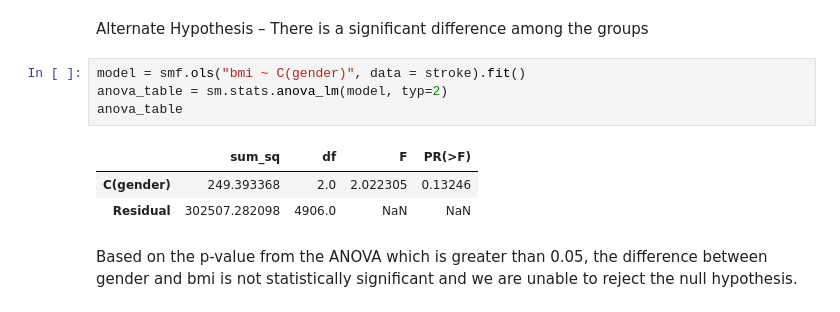
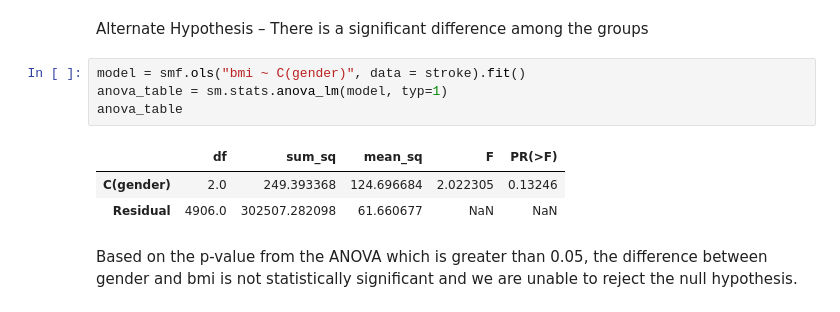
Before and after one commit to andrewhuangx/HHA507-Anovas, a Jupyter notebook: Andrew_Anova.ipynb, the cells around one changed output. Saved outputs shown, nothing was run; the diff lists cells and outputs as text.

```diff
--- a/Andrew_Anova.ipynb
+++ b/Andrew_Anova.ipynb
@@ -156,12 +157,12 @@ Null Hypothesis – There is no significant difference among the groups
 Alternate Hypothesis – There is a significant difference among the groups
 # %%
 model = smf.ols("bmi ~ C(gender)", data = stroke).fit()
-anova_table = sm.stats.anova_lm(model, typ=2)
+anova_table = sm.stats.anova_lm(model, typ=1)
 anova_table
 # %% [output]
-|  | sum_sq | df | F | PR(>F) |
-| C(gender) | 249.393368 | 2.0 | 2.022305 | 0.13246 |
-| Residual | 302507.282098 | 4906.0 | NaN | NaN |
+|  | df | sum_sq | mean_sq | F | PR(>F) |
+| C(gender) | 2.0 | 249.393368 | 124.696684 | 2.022305 | 0.13246 |
+| Residual | 4906.0 | 302507.282098 | 61.660677 | NaN | NaN |
 # %% [markdown]
 Based on the p-value from the ANOVA which is greater than 0.05, the difference between gender and bmi is not statistically significant and we are unable to reject the null hypothesis.
 # %%
```
Also changed, not shown: parts of 2 cells of this notebook.
